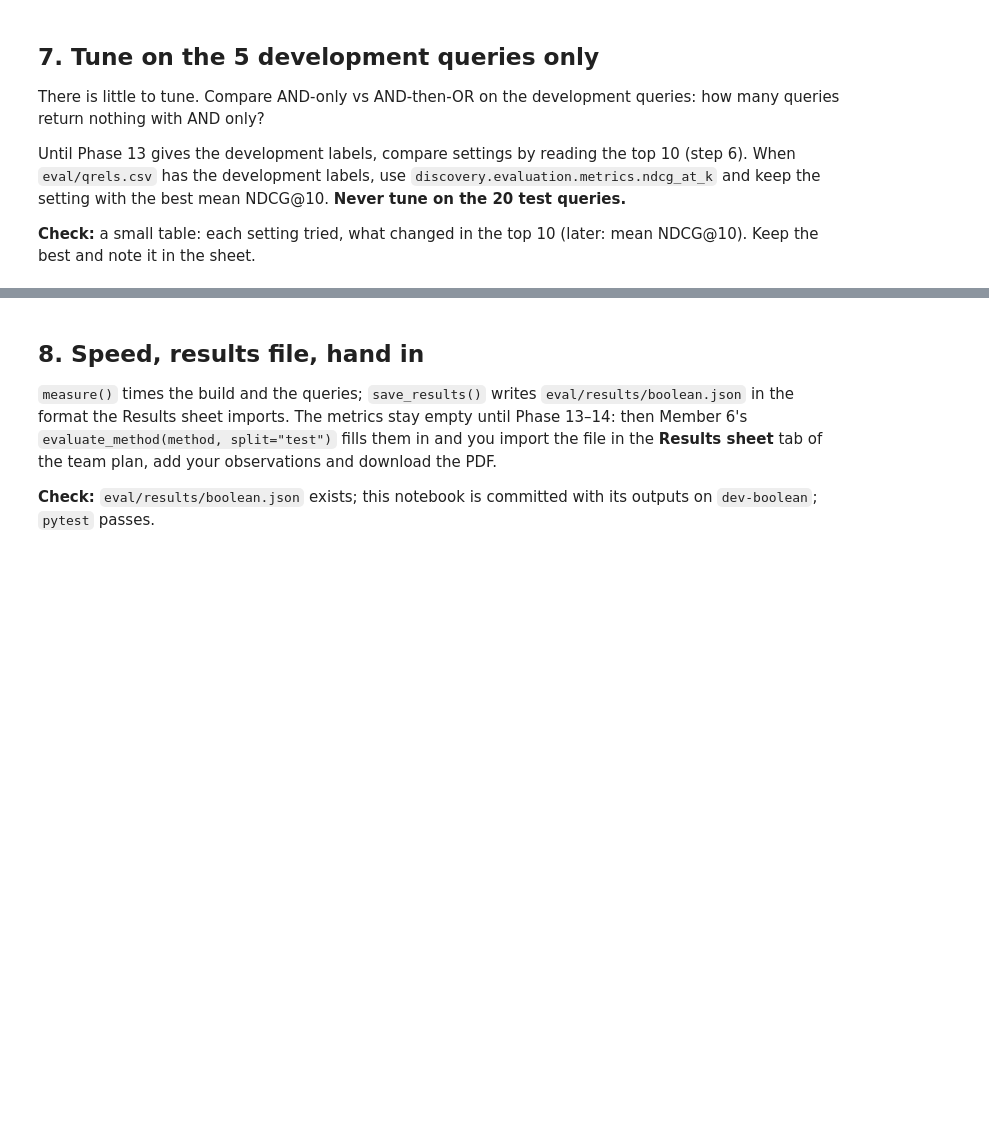
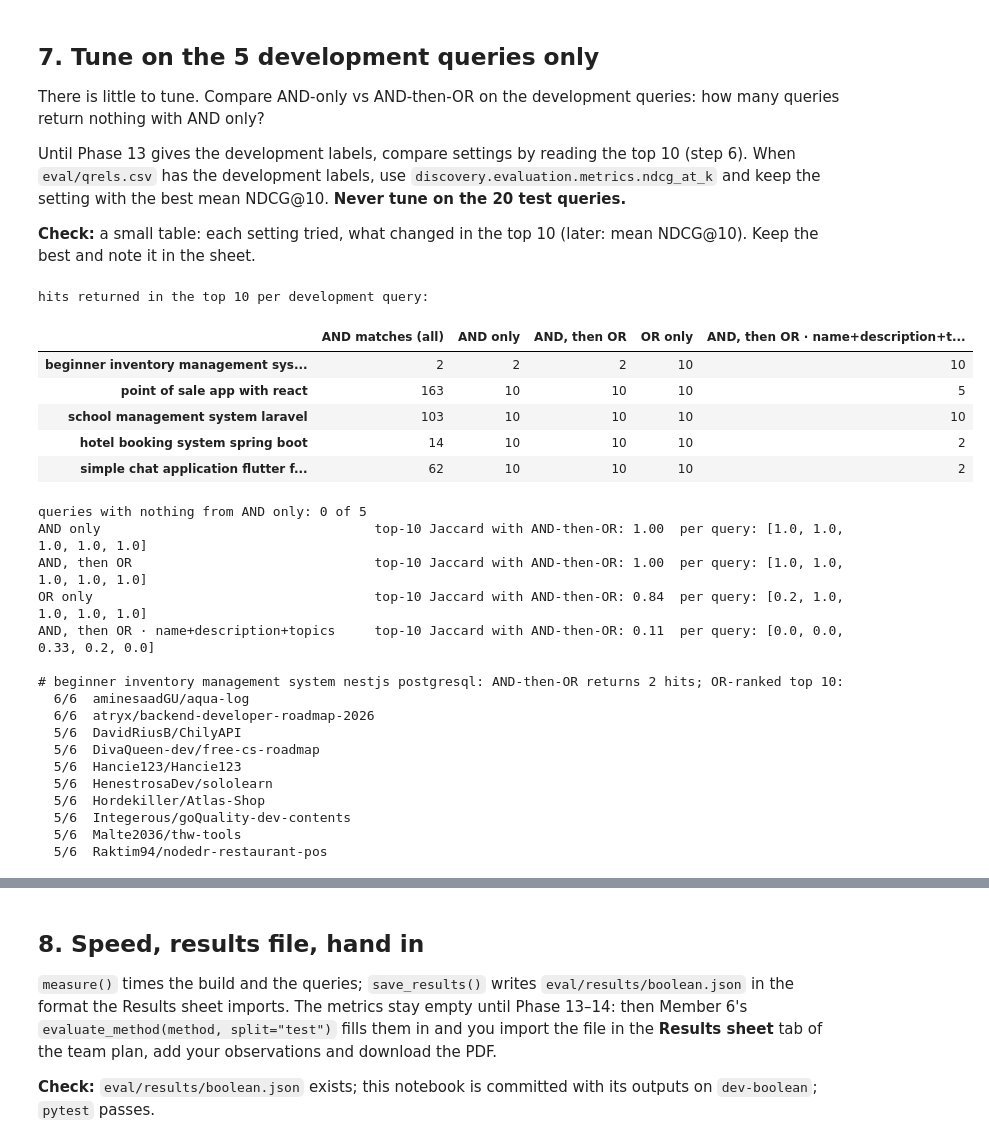
Before and after one commit to RaksaOC/Open-Source-Project-Discovery, a Jupyter notebook: backend/notebooks/07-boolean.ipynb, the cells around one changed output, grey strips where cells are left out. Cells and saved outputs as stored; diff of their text form; code cells hidden in the pictures; blank space fills up the shorter version.

````diff
--- a/backend/notebooks/07-boolean.ipynb
+++ b/backend/notebooks/07-boolean.ipynb
@@ -153,3 +226,21 @@ assert boolean("NOT inventory AND nestjs") == (ALL - A) & B                # NOT
 print(corpus.loc[sorted(A & B)[:5], ["full_name", "description"]])
 ```
 </details>
+# %%
+boolean, ALL = method.boolean, set(range(len(ids)))
+for a, b in [("inventory", "nestjs"), ("react", "express"), ("school", "laravel"), ("chat", "firebase")]:
+    A, B = boolean(a), boolean(b)
+    assert boolean(f"{a} AND {b}") == A & B
+    assert len(boolean(f"{a} OR {b}")) == len(A) + len(B) - len(A & B)
+    assert len(boolean(f"NOT {a}")) + len(A) == len(ids)
+    assert boolean(f"{a} {b}") == boolean(f"{a} AND {b}")          # implicit AND
+    assert boolean(f"NOT {a} AND {b}") == (ALL - A) & B            # NOT binds tighter than AND
+    assert boolean(f"NOT ({a} OR {b})") == ALL - (A | B)           # De Morgan
+    print(f"ok  {a:10s} {len(A):5,} | {b:10s} {len(B):5,} | AND {len(A & B):4,} | OR {len(A | B):5,}")
+
+# Independent check: does every hit of "inventory AND nestjs" really contain both words?
+A, B = boolean("inventory"), boolean("nestjs")
+both = sorted(A & B)
+assert all({"inventory", "nestjs"} <= set(tokenize(text[i])) for i in both)
+print(f"\nall {len(both)} hits of 'inventory AND nestjs' contain both tokens")
+print(corpus.loc[both[:5], ["full_name", "description"]].to_string())
@@ -176,3 +298,61 @@ There is little to tune. Compare AND-only vs AND-then-OR on the development quer
 Until Phase 13 gives the development labels, compare settings by reading the top 10 (step 6). When `eval/qrels.csv` has the development labels, use `discovery.evaluation.metrics.ndcg_at_k` and keep the setting with the best mean NDCG@10. **Never tune on the 20 test queries.**
 
 **Check:** a small table: each setting tried, what changed in the top 10 (later: mean NDCG@10). Keep the best and note it in the sheet.
+# %%
+from discovery.index.boolean import BooleanSearch, FIELDS
+
+settings = {"AND only": BooleanSearch(operator="and"), "AND, then OR": BooleanSearch(operator="and_or"),
+            "OR only": BooleanSearch(operator="or"),
+            "AND, then OR · name+description+topics": BooleanSearch(operator="and_or", fields=("name", "description", "topics"))}
+for s in settings.values():
+    s.fit(corpus)
+
+def n_and(m, q):           # size of the full AND set for a query
+    terms = list(dict.fromkeys(tokenize(q)))
+    return len(frozenset.intersection(*(m.index.rows(t) for t in terms)))
+
+table = pd.DataFrame({name: [len(m.search(q, 10)) for q in DEV] for name, m in settings.items()}, index=DEV)
+table.insert(0, "AND matches (all)", [n_and(method, q) for q in DEV])
+print("hits returned in the top 10 per development query:")
+display(table)
+print("queries with nothing from AND only:", int((table["AND only"] == 0).sum()), "of", len(DEV))
+
+# Without labels yet: how different are the top 10s? (Jaccard overlap with the chosen setting)
+base = settings["AND, then OR"]
+for name, m in settings.items():
+    ov = []
+    for q in DEV:
+        a, b = {h["doc_id"] for h in m.search(q)}, {h["doc_id"] for h in base.search(q)}
+        ov.append(len(a & b) / len(a | b) if a | b else 1.0)          # Jaccard
+    print(f"{name:42s} top-10 Jaccard with AND-then-OR: {np.mean(ov):.2f}  per query: {[round(x, 2) for x in ov]}")
+
+# OR ranked by words matched puts every AND match first (score = all words), then fills the top 10:
+q = DEV[0]
+print(f"\n# {q}: AND-then-OR returns {len(base.search(q))} hits; OR-ranked top 10:")
+for h in settings["OR only"].search(q, 10):
+    print(f"  {h['score']:.0f}/{len(set(tokenize(q)))}  {h['doc_id']}")
+# %% [output]
+hits returned in the top 10 per development query:
+|  | AND matches (all) | AND only | AND, then OR | OR only | AND, then OR · name+description+t... |
+| beginner inventory management sys... | 2 | 2 | 2 | 10 | 10 |
+| point of sale app with react | 163 | 10 | 10 | 10 | 5 |
+| school management system laravel | 103 | 10 | 10 | 10 | 10 |
+| hotel booking system spring boot | 14 | 10 | 10 | 10 | 2 |
+| simple chat application flutter f... | 62 | 10 | 10 | 10 | 2 |
+queries with nothing from AND only: 0 of 5
+AND only                                   top-10 Jaccard with AND-then-OR: 1.00  per query: [1.0, 1.0, 1.0, 1.0, 1.0]
+AND, then OR                               top-10 Jaccard with AND-then-OR: 1.00  per query: [1.0, 1.0, 1.0, 1.0, 1.0]
+OR only                                    top-10 Jaccard with AND-then-OR: 0.84  per query: [0.2, 1.0, 1.0, 1.0, 1.0]
+AND, then OR · name+description+topics     top-10 Jaccard with AND-then-OR: 0.11  per query: [0.0, 0.0, 0.33, 0.2, 0.0]
+
+# beginner inventory management system nestjs postgresql: AND-then-OR returns 2 hits; OR-ranked top 10:
+  6/6  aminesaadGU/aqua-log
+  6/6  atryx/backend-developer-roadmap-2026
+  5/6  DavidRiusB/ChilyAPI
+  5/6  DivaQueen-dev/free-cs-roadmap
+  5/6  Hancie123/Hancie123
+  5/6  HenestrosaDev/sololearn
+  5/6  Hordekiller/Atlas-Shop
+  5/6  Integerous/goQuality-dev-contents
+  5/6  Malte2036/thw-tools
+  5/6  Raktim94/nodedr-restaurant-pos
````
Also changed, not shown: parts of 13 cells of this notebook, 4 other files.
